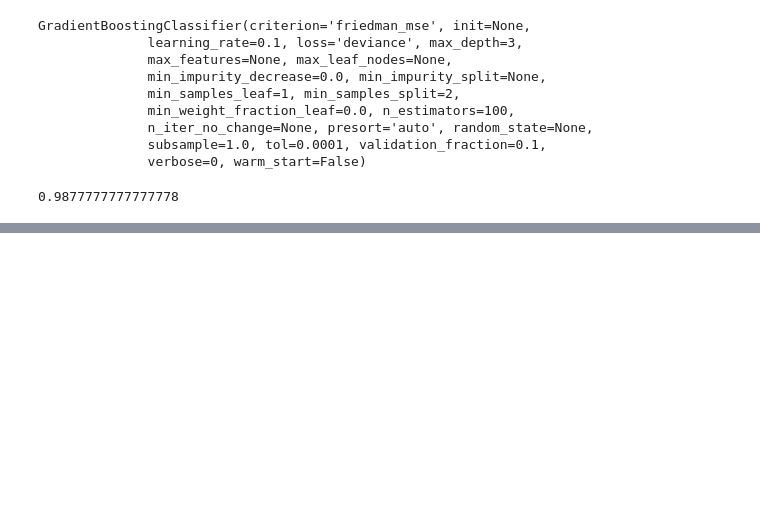
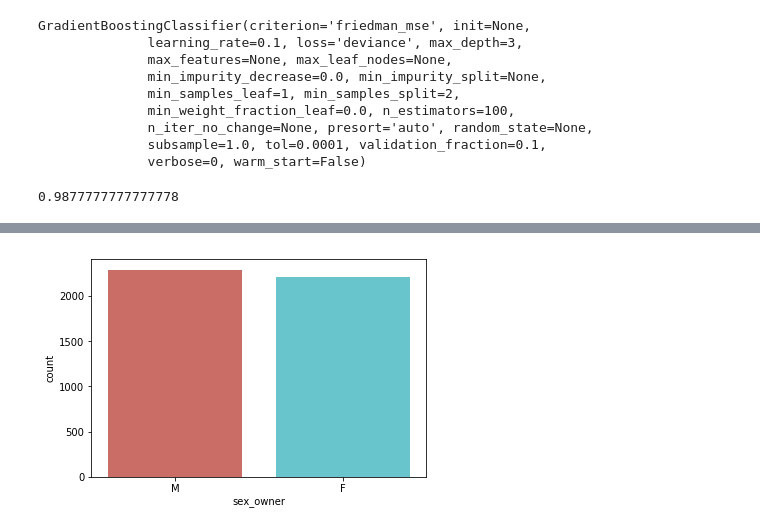
Before and after one commit to osmaac/master-data-science, a Jupyter notebook: TenenciaProductosBancoCheco-Copy2.ipynb, the cells around one changed output, grey strips where cells are left out. Saved outputs shown, nothing was run; the diff lists cells and outputs as text; code cells hidden in the pictures; blank space fills up the shorter version.

```diff
--- a/TenenciaProductosBancoCheco-Copy2.ipynb
+++ b/TenenciaProductosBancoCheco-Copy2.ipynb
@@ -285,0 +522,5 @@ reg_test.fit(X,y)
+# %%
+sns.countplot(x='sex_owner',data=df, palette='hls')
+plt.show()
+# %% [output]
+[figure, added]
```
Also changed, not shown: parts of 61 cells of this notebook.
